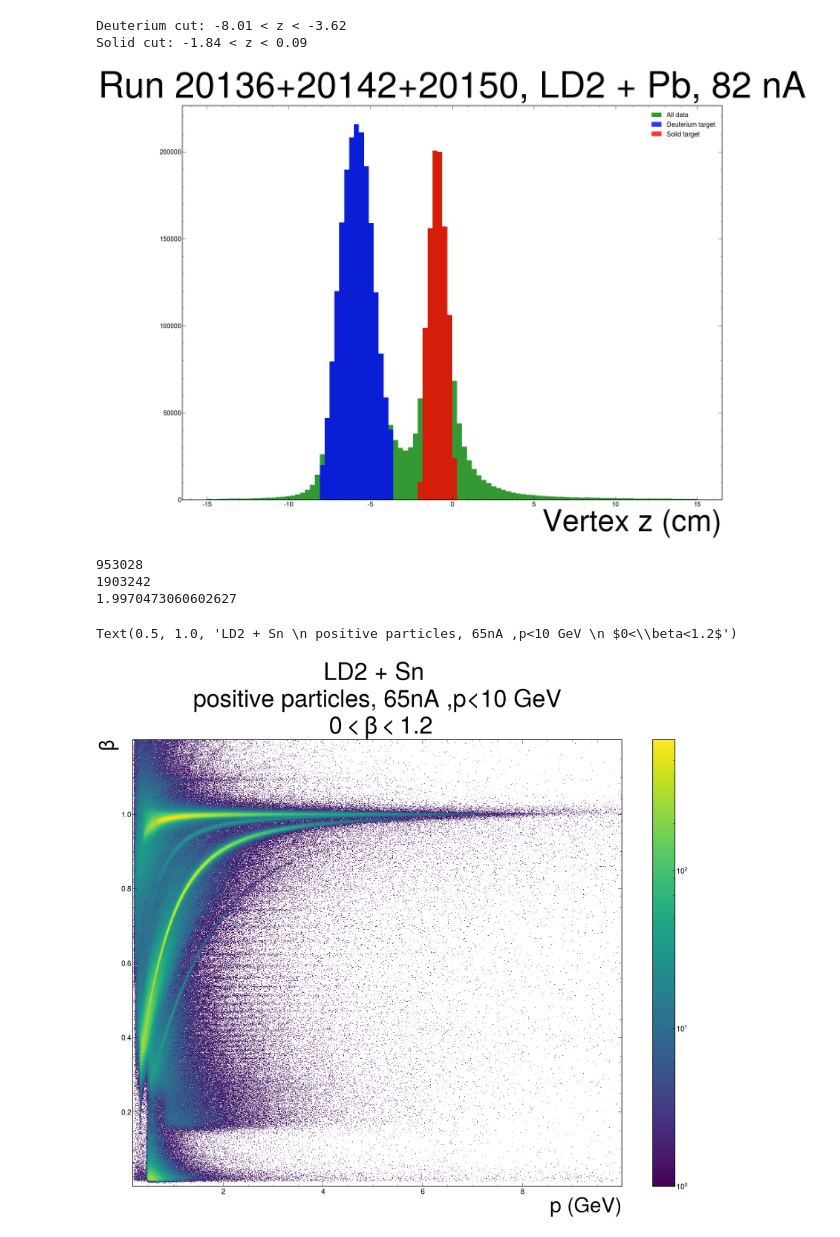
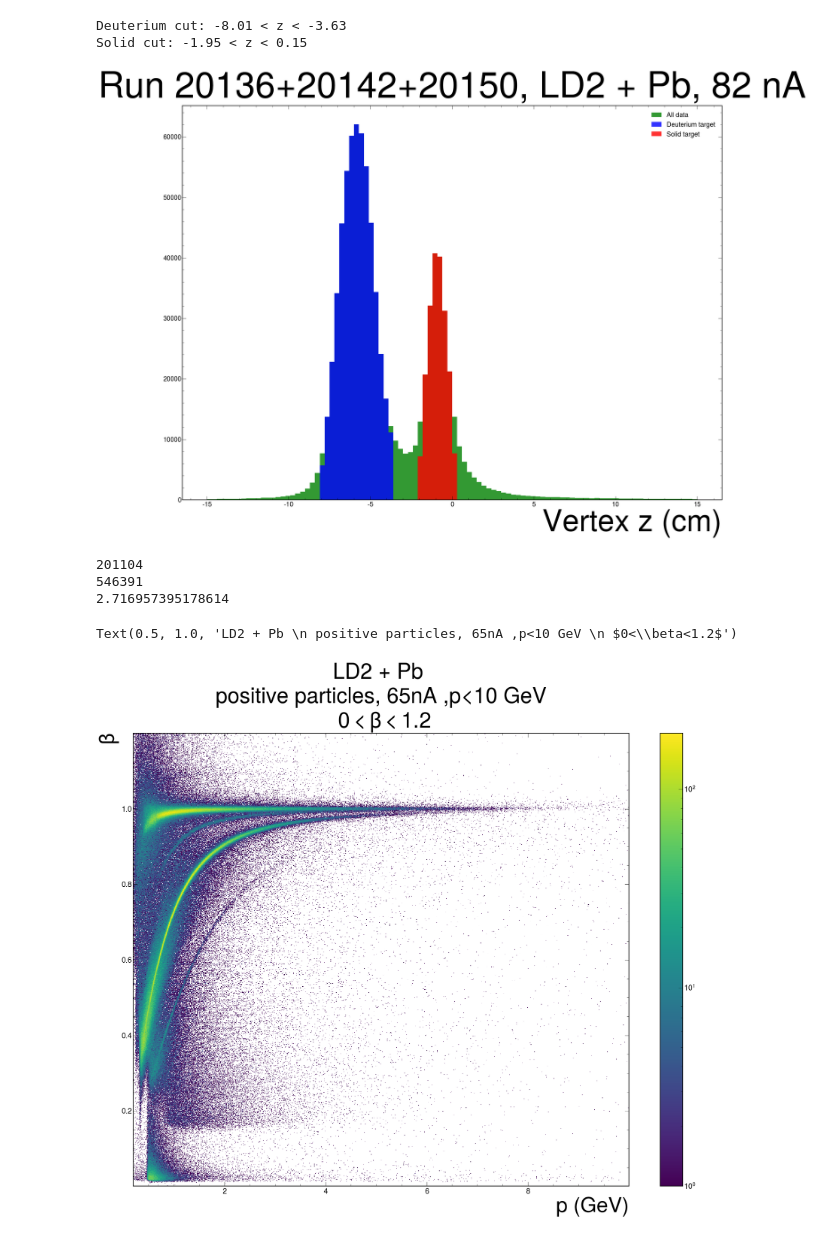
Before and after one commit to antorad/RGE-Analysis, a Jupyter notebook: RGE_tuple_analysis.ipynb, the cells around one changed output. Saved outputs shown, nothing was run; the diff lists cells and outputs as text; code cells hidden in the pictures.

```diff
--- a/RGE_tuple_analysis.ipynb
+++ b/RGE_tuple_analysis.ipynb
@@ -11,7 +11,7 @@ hep.style.use(hep.style.CMS)
 matplotlib.rcParams['figure.figsize'] = [32, 24]
 # %%
 data_directory = "/home/matias/proyecto/RGE-Preliminary-Plots/data/"
-file_name = "ntuples_dc_All.root"
+file_name = "ntuples_dc_Pb.root"
 with ur.open("%s:data"%(data_directory+file_name)) as events:
     branches = events.arrays()
 # %%
@@ -166,29 +166,29 @@ print(len(electron_vertex_z[solid_cut]))
 print(len(electron_vertex_z[deuterium_cut]))
 print(len(electron_vertex_z[deuterium_cut])/len(electron_vertex_z[solid_cut]))
 # %% [output]
-Deuterium cut: -8.01 < z < -3.62
-Solid cut: -1.84 < z < 0.09
+Deuterium cut: -8.01 < z < -3.63
+Solid cut: -1.95 < z < 0.15
-[figure, old version]
+[figure, new version]
-953028
-1903242
-1.9970473060602627
+201104
+546391
+2.716957395178614
 # %%
 import matplotlib.colors as mcolors
 charge_cut = branches["charge"]>0
 momentum_cut = (branches["p"] < 10)
 beta_cut = (branches["beta"] > 0) & (branches["beta"] < 1.2)
 cuts = charge_cut & momentum_cut & beta_cut
 plt.hist2d(np.array(branches["p"][cuts]),
            np.array(branches["beta"][cuts]),
            bins=(1000, 1000),
            norm=mcolors.LogNorm())
 plt.xlabel("p (GeV)", fontsize=60)
 plt.ylabel("$\\beta$", fontsize=60)
 plt.colorbar()
-plt.title("LD2 + Sn \n positive particles, 65nA ,p<10 GeV \n $0<\\beta<1.2$", fontsize = 70)
+plt.title("LD2 + Pb \n positive particles, 65nA ,p<10 GeV \n $0<\\beta<1.2$", fontsize = 62)
 # %% [output]
-Text(0.5, 1.0, 'LD2 + Sn \n positive particles, 65nA ,p<10 GeV \n $0<\\beta<1.2$')
+Text(0.5, 1.0, 'LD2 + Pb \n positive particles, 65nA ,p<10 GeV \n $0<\\beta<1.2$')
-[figure, old version]
+[figure, new version]
 # %%
 cut = (np.array(branches["E_total"])>0) & np.array(branches["pid"]==11)
 plt.hist2d(np.array(branches["p"][cut]),
```
Also changed, not shown: parts of 9 cells of this notebook, 19 other files.
